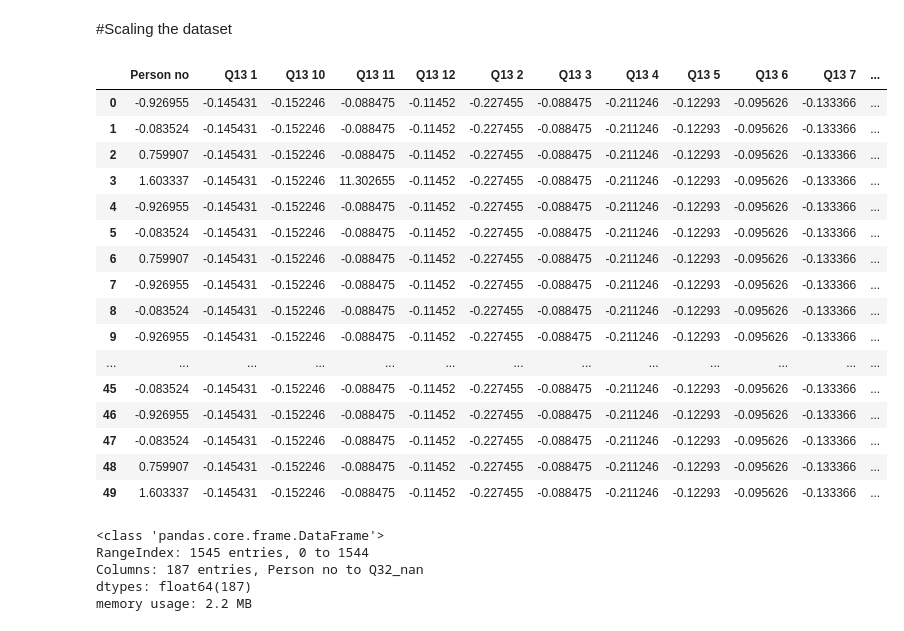
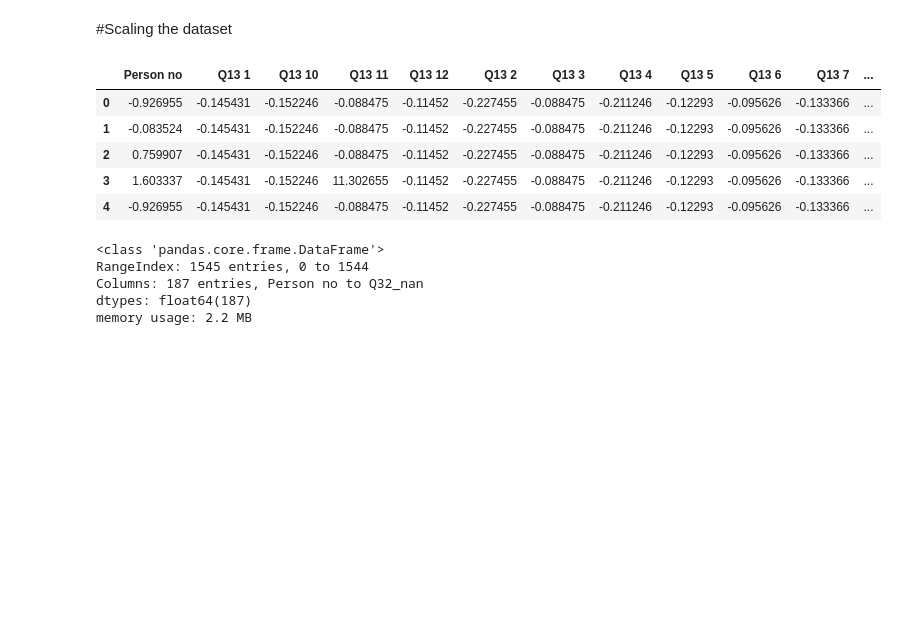
Before and after one commit to sananaz-git/city_of_whittlesea, a Jupyter notebook: MyFactorAnalysis.ipynb, the cells around one changed output. Cells and saved outputs as stored; diff of their text form; code cells hidden in the pictures; blank space fills up the shorter version.

```diff
--- a/MyFactorAnalysis.ipynb
+++ b/MyFactorAnalysis.ipynb
@@ -219,25 +232,14 @@ scaler =  StandardScaler()
 dataframe = scaler.fit_transform(num_person_df)
 dataframe = pd.DataFrame(data=dataframe,columns=num_person_df.columns)
 # %%
-dataframe.head(50)
+dataframe.head()
 # %% [output]
 |  | Person no | Q13 1 | Q13 10 | Q13 11 | Q13 12 | Q13 2 | Q13 3 | Q13 4 | Q13 5 | Q13 6 | Q13 7 | ... |
 | 0 | -0.926955 | -0.145431 | -0.152246 | -0.088475 | -0.11452 | -0.227455 | -0.088475 | -0.211246 | -0.12293 | -0.095626 | -0.133366 | ... |
 | 1 | -0.083524 | -0.145431 | -0.152246 | -0.088475 | -0.11452 | -0.227455 | -0.088475 | -0.211246 | -0.12293 | -0.095626 | -0.133366 | ... |
 | 2 | 0.759907 | -0.145431 | -0.152246 | -0.088475 | -0.11452 | -0.227455 | -0.088475 | -0.211246 | -0.12293 | -0.095626 | -0.133366 | ... |
 | 3 | 1.603337 | -0.145431 | -0.152246 | 11.302655 | -0.11452 | -0.227455 | -0.088475 | -0.211246 | -0.12293 | -0.095626 | -0.133366 | ... |
 | 4 | -0.926955 | -0.145431 | -0.152246 | -0.088475 | -0.11452 | -0.227455 | -0.088475 | -0.211246 | -0.12293 | -0.095626 | -0.133366 | ... |
-| 5 | -0.083524 | -0.145431 | -0.152246 | -0.088475 | -0.11452 | -0.227455 | -0.088475 | -0.211246 | -0.12293 | -0.095626 | -0.133366 | ... |
-| 6 | 0.759907 | -0.145431 | -0.152246 | -0.088475 | -0.11452 | -0.227455 | -0.088475 | -0.211246 | -0.12293 | -0.095626 | -0.133366 | ... |
-| 7 | -0.926955 | -0.145431 | -0.152246 | -0.088475 | -0.11452 | -0.227455 | -0.088475 | -0.211246 | -0.12293 | -0.095626 | -0.133366 | ... |
-| 8 | -0.083524 | -0.145431 | -0.152246 | -0.088475 | -0.11452 | -0.227455 | -0.088475 | -0.211246 | -0.12293 | -0.095626 | -0.133366 | ... |
-| 9 | -0.926955 | -0.145431 | -0.152246 | -0.088475 | -0.11452 | -0.227455 | -0.088475 | -0.211246 | -0.12293 | -0.095626 | -0.133366 | ... |
-| ... | ... | ... | ... | ... | ... | ... | ... | ... | ... | ... | ... | ... |
-| 45 | -0.083524 | -0.145431 | -0.152246 | -0.088475 | -0.11452 | -0.227455 | -0.088475 | -0.211246 | -0.12293 | -0.095626 | -0.133366 | ... |
-| 46 | -0.926955 | -0.145431 | -0.152246 | -0.088475 | -0.11452 | -0.227455 | -0.088475 | -0.211246 | -0.12293 | -0.095626 | -0.133366 | ... |
-| 47 | -0.083524 | -0.145431 | -0.152246 | -0.088475 | -0.11452 | -0.227455 | -0.088475 | -0.211246 | -0.12293 | -0.095626 | -0.133366 | ... |
-| 48 | 0.759907 | -0.145431 | -0.152246 | -0.088475 | -0.11452 | -0.227455 | -0.088475 | -0.211246 | -0.12293 | -0.095626 | -0.133366 | ... |
-| 49 | 1.603337 | -0.145431 | -0.152246 | -0.088475 | -0.11452 | -0.227455 | -0.088475 | -0.211246 | -0.12293 | -0.095626 | -0.133366 | ... |
 # %%
 dataframe.info()
 # %% [output]
```
Also changed, not shown: parts of 17 cells of this notebook.
